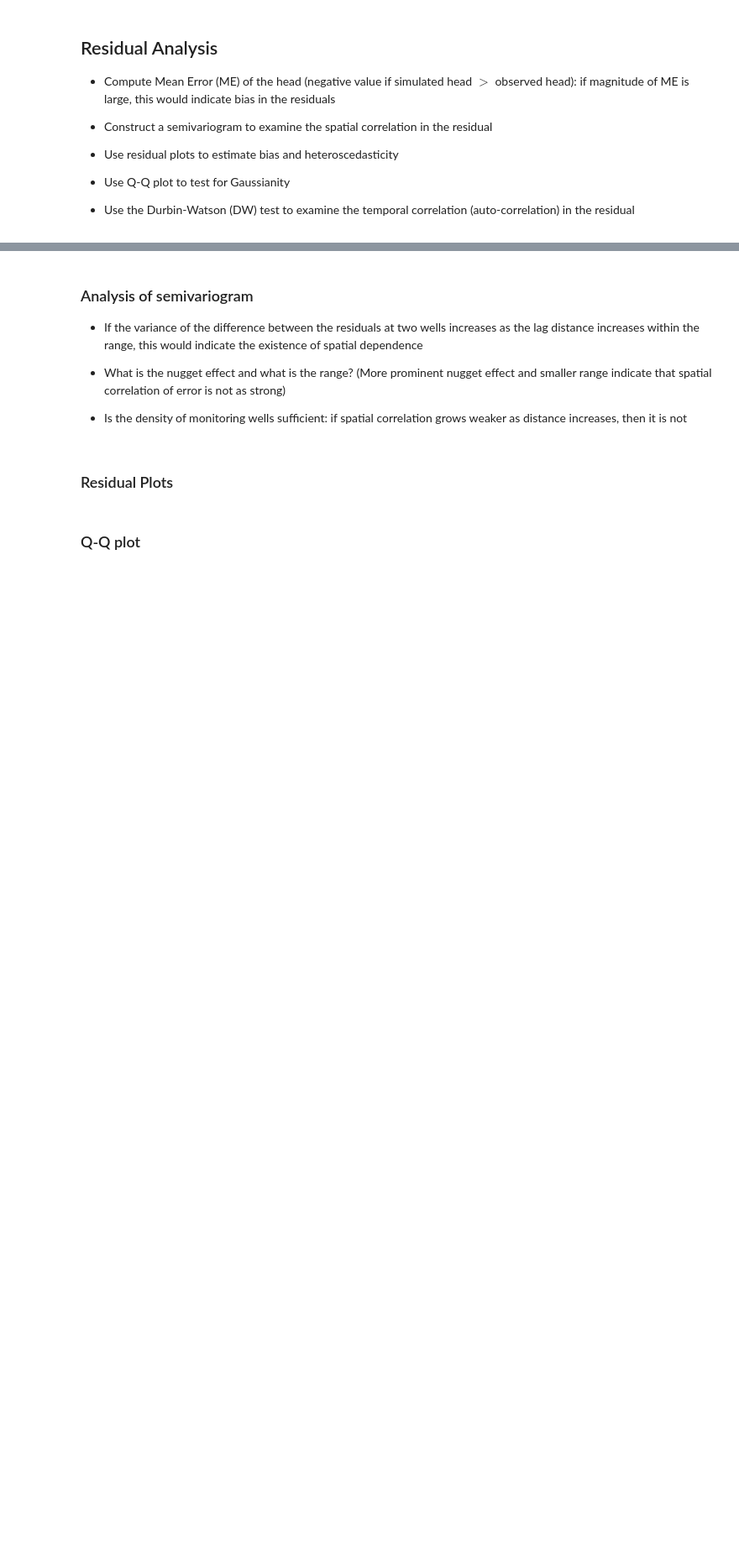
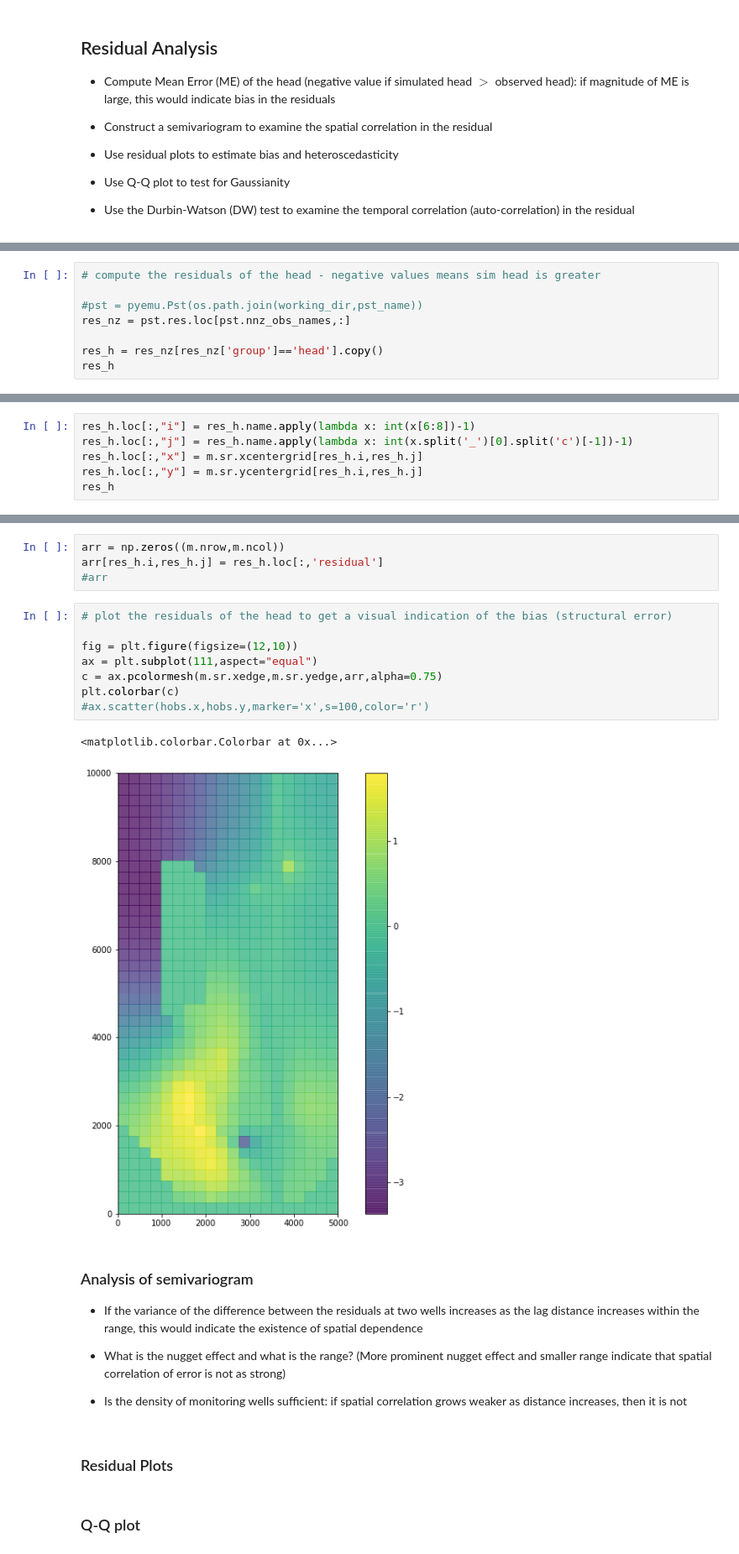
Before and after one commit to rj678/DDM, a Jupyter notebook: DDM_UQ_main_1.ipynb, the cells around one changed output, grey strips where cells are left out. Shown at 84% size. Cells and saved outputs as stored; diff of their text form; blank space fills up the shorter version.

```diff
--- a/DDM_UQ_main_1.ipynb
+++ b/DDM_UQ_main_1.ipynb
@@ -126,0 +195,8 @@ pyEMU and PEST++
+# %%
+# compute the residuals of the head - negative values means sim head is greater
+
+#pst = pyemu.Pst(os.path.join(working_dir,pst_name))
+res_nz = pst.res.loc[pst.nnz_obs_names,:]
+
+res_h = res_nz[res_nz['group']=='head'].copy()
+res_h
@@ -126,0 +313,6 @@ pyEMU and PEST++
+# %%
+res_h.loc[:,"i"] = res_h.name.apply(lambda x: int(x[6:8])-1)
+res_h.loc[:,"j"] = res_h.name.apply(lambda x: int(x.split('_')[0].split('c')[-1])-1)
+res_h.loc[:,"x"] = m.sr.xcentergrid[res_h.i,res_h.j]
+res_h.loc[:,"y"] = m.sr.ycentergrid[res_h.i,res_h.j]
+res_h
@@ -127,3 +339,18 @@ pyEMU and PEST++
+# %%
+arr = np.zeros((m.nrow,m.ncol))
+arr[res_h.i,res_h.j] = res_h.loc[:,'residual']
+#arr
+# %%
+# plot the residuals of the head to get a visual indication of the bias (structural error)
+
+fig = plt.figure(figsize=(12,10))
+ax = plt.subplot(111,aspect="equal")
+c = ax.pcolormesh(m.sr.xedge,m.sr.yedge,arr,alpha=0.75)
+plt.colorbar(c)
+#ax.scatter(hobs.x,hobs.y,marker='x',s=100,color='r')
+# %% [output]
+<matplotlib.colorbar.Colorbar at 0x...>
+[figure, added]
 # %% [markdown]
 ### Analysis of semivariogram
 
```
Also changed, not shown: parts of 14 cells of this notebook, 3 other files.
